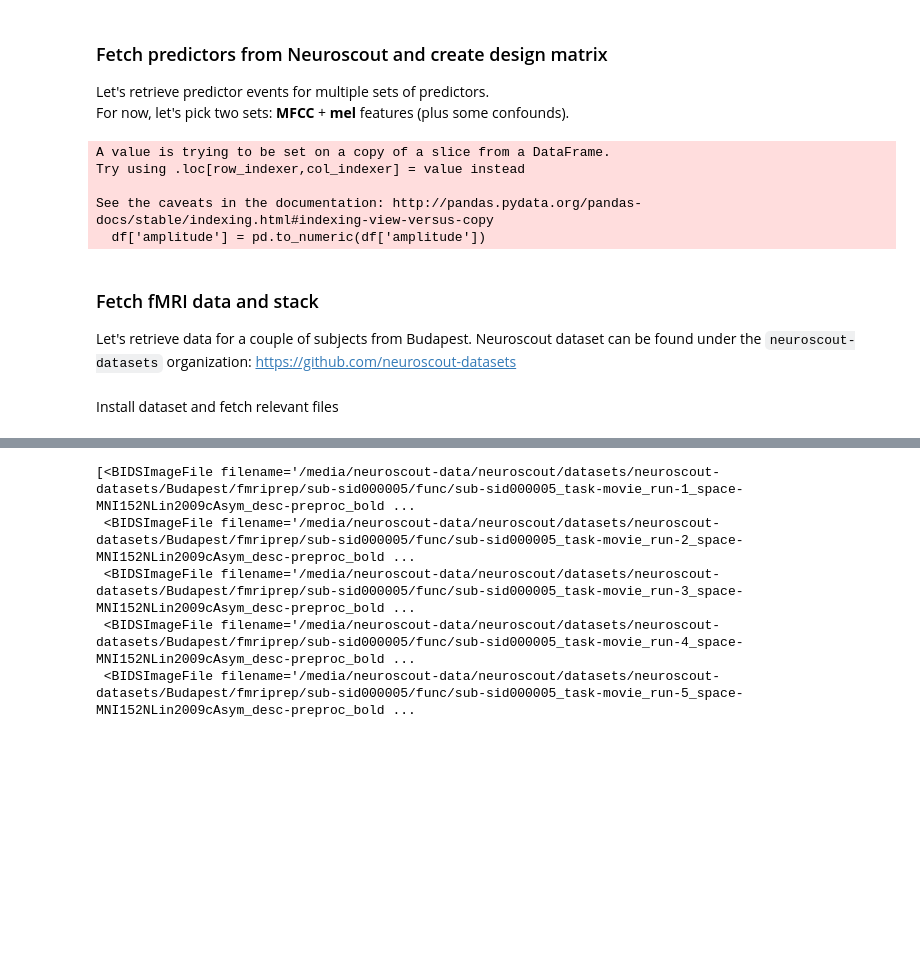
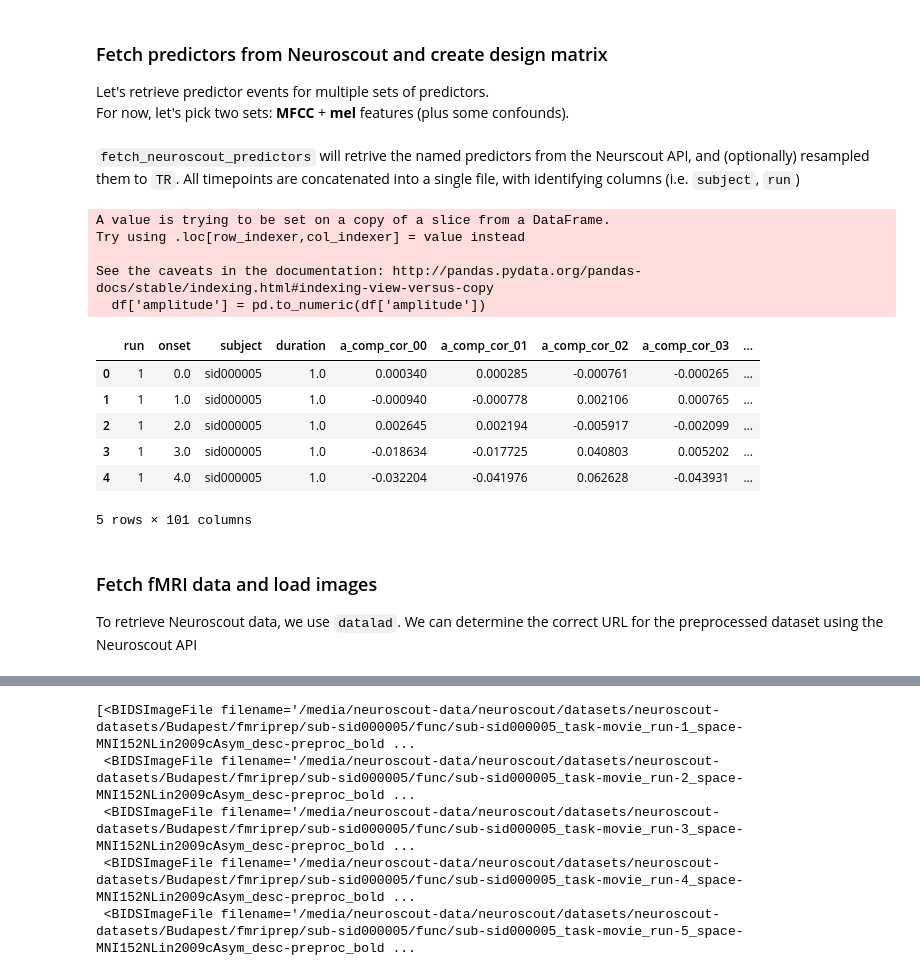
Before and after one commit to rbroc/neuroscout-encoding-models, a Jupyter notebook: pipeline.ipynb, the cells around one changed output, grey strips where cells are left out. Saved outputs shown, nothing was run; the diff lists cells and outputs as text; code cells hidden in the pictures; blank space fills up the shorter version.

```diff
--- a/pipeline.ipynb
+++ b/pipeline.ipynb
@@ -59,8 +64,10 @@ confounds = ['rot_x', 'rot_y', 'rot_z', 'trans_x', 'trans_y', 'trans_z',
 all_vars = mfccs + mel + confounds
 # %%
 from pyns.fetch_utils import fetch_neuroscout_predictors
+# %% [markdown]
+`fetch_neuroscout_predictors` will retrive the named predictors from the Neurscout API, and (optionally) resampled them to `TR`. All timepoints are concatenated into a single file, with identifying columns (i.e. `subject`, `run`)
 # %%
-collection = fetch_neuroscout_predictors(
+X_vars = fetch_neuroscout_predictors(
     predictor_names=all_vars, dataset_name=dataset_name, subject=subject,
     resample=True, return_type='df')
 # %% [output]
@@ -69,15 +76,21 @@ Try using .loc[row_indexer,col_indexer] = value instead
 
 See the caveats in the documentation: http://pandas.pydata.org/pandas-docs/stable/indexing.html#indexing-view-versus-copy
   df['amplitude'] = pd.to_numeric(df['amplitude'])
-# %%
-X_vars = collection[all_vars]
-X_metadata = collection.drop(columns=all_vars)
-# %% [markdown]
-### Fetch fMRI data and stack
-Let's retrieve data for a couple of subjects from Budapest.
-Neuroscout dataset can be found under the `neuroscout-datasets` organization: https://github.com/neuroscout-datasets
+# %%
+X_vars.head()
+# %% [output]
+|  | run | onset | subject | duration | a_comp_cor_00 | a_comp_cor_01 | a_comp_cor_02 | a_comp_cor_03 | ... |
+| 0 | 1 | 0.0 | sid000005 | 1.0 | 0.000340 | 0.000285 | -0.000761 | -0.000265 | ... |
+| 1 | 1 | 1.0 | sid000005 | 1.0 | -0.000940 | -0.000778 | 0.002106 | 0.000765 | ... |
+| 2 | 1 | 2.0 | sid000005 | 1.0 | 0.002645 | 0.002194 | -0.005917 | -0.002099 | ... |
+| 3 | 1 | 3.0 | sid000005 | 1.0 | -0.018634 | -0.017725 | 0.040803 | 0.005202 | ... |
+| 4 | 1 | 4.0 | sid000005 | 1.0 | -0.032204 | -0.041976 | 0.062628 | -0.043931 | ... |
+5 rows × 101 columns
+# %% [markdown]
+### Fetch fMRI data and load images
+
+To retrieve Neuroscout data, we use `datalad`.
+We can determine the correct URL for the preprocessed dataset using the Neuroscout API
 # %%
 from datalad.api import install, get
 from bids.layout import BIDSLayout
-# %% [markdown]
-Install dataset and fetch relevant files
```
Also changed, not shown: parts of 14 cells of this notebook.
